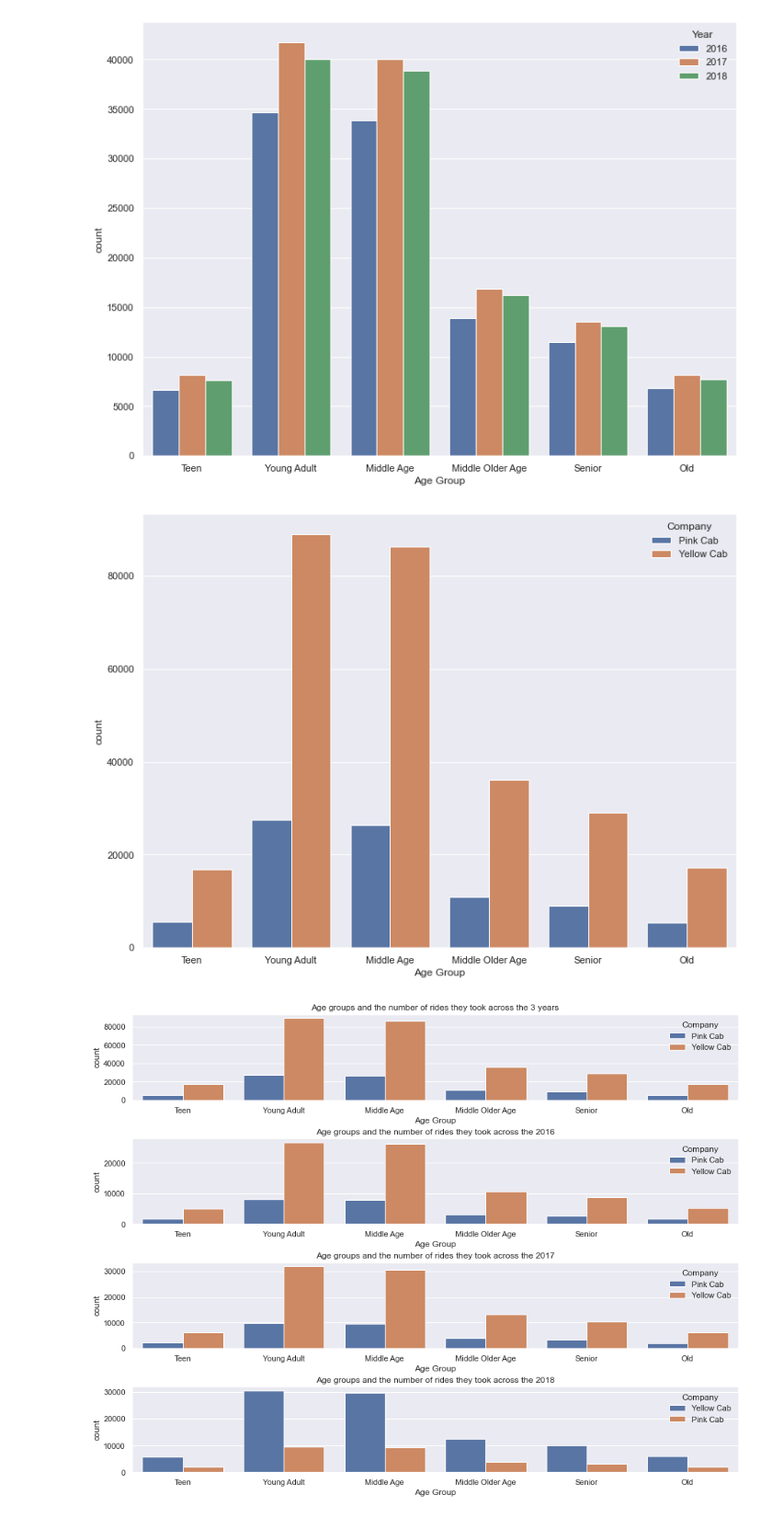
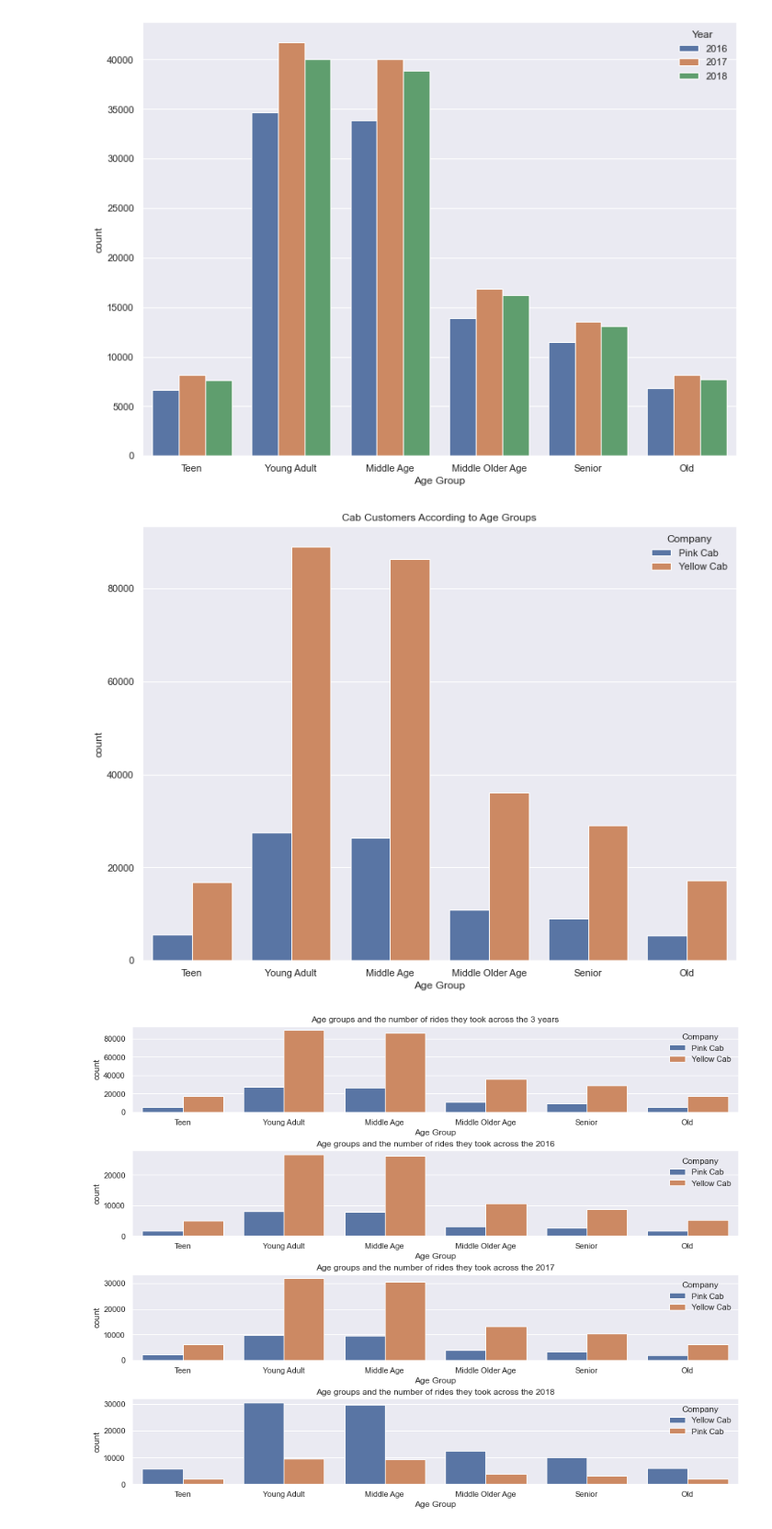
Before and after one commit to joeelorm/DataGlacierInternship, a Jupyter notebook: Week2/cab_companies.ipynb, the cells around one changed output. Shown at 92% size. Drawn from its saved outputs; the diff is of its cells as text; code cells hidden in the pictures.

```diff
--- a/Week2/cab_companies.ipynb
+++ b/Week2/cab_companies.ipynb
@@ -650,10 +651,11 @@ plt.show()
 # %%
 fig = plt.figure(figsize = (12, 9))
 sns.set(style="darkgrid")
 sns.countplot(data = data, x = 'Age Group', hue = 'Company')
+plt.title('Cab Customers According to Age Groups')
 plt.show()
 # %% [output]
-[figure, old version]
+[figure, new version]
 # %%
 data2016 = data[data['Year'] == 2016]
 data2017 = data[data['Year'] == 2017]
```
Also changed, not shown: parts of 2 cells of this notebook.
